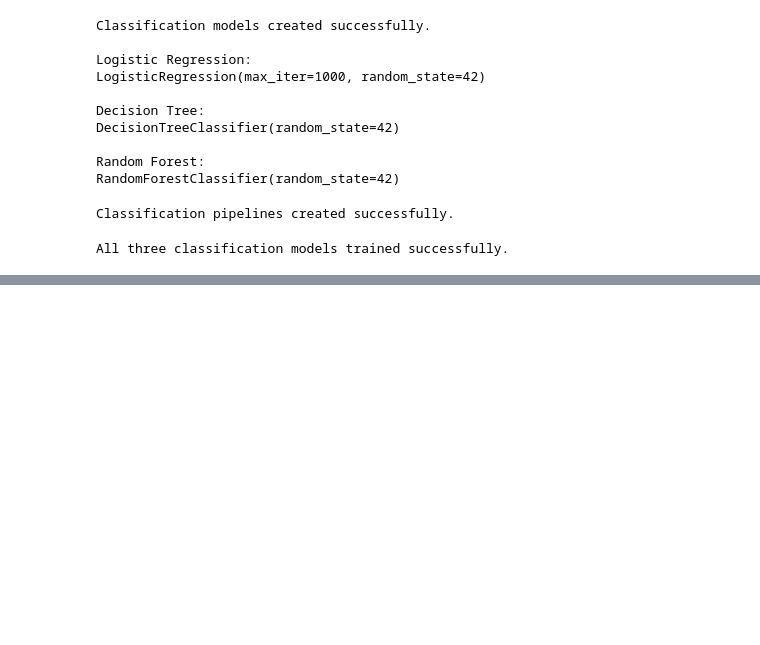
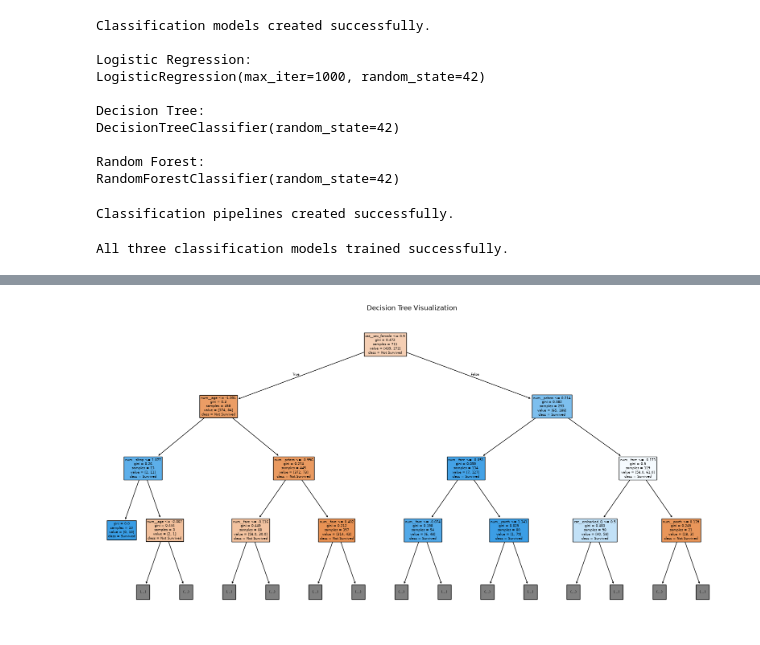
Before and after one commit to sirikidevicharanteja-123/zepto-data-ai-capstone, a Jupyter notebook: analytics/02_modeling.ipynb, the cells around one changed output, grey strips where cells are left out. Saved outputs shown, nothing was run; the diff lists cells and outputs as text; code cells hidden in the pictures; blank space fills up the shorter version.

```diff
--- a/analytics/02_modeling.ipynb
+++ b/analytics/02_modeling.ipynb
@@ -58,7 +58,7 @@ All modeling libraries imported successfully.
 # STEP 1 — STRATIFIED TRAIN / TEST SPLIT
 
 #load the dataset
-df=pd.read_csv("titanic.csv")
+df=pd.read_csv("cleaned_titanic.csv")
 
 # Separate features (X) and classification target (y)
 X = df.drop(columns=["survived"])
@@ -779,0 +887,21 @@ The baseline Logistic Regression model achieved a precision of 0.7931, recall of
+# %%
+# ============================================================
+# DECISION TREE VISUALIZATION
+# ============================================================
+
+feature_names = preprocessor.get_feature_names_out()
+
+plt.figure(figsize=(20, 10))
+
+plot_tree(
+    decision_tree_model,
+    feature_names=feature_names,
+    class_names=["Not Survived", "Survived"],
+    filled=True,
+    max_depth=3
+)
+
+plt.title("Decision Tree Visualization")
+plt.show()
+# %% [output]
+[figure, added]
```
Also changed, not shown: parts of 42 cells of this notebook, 4 other files.
